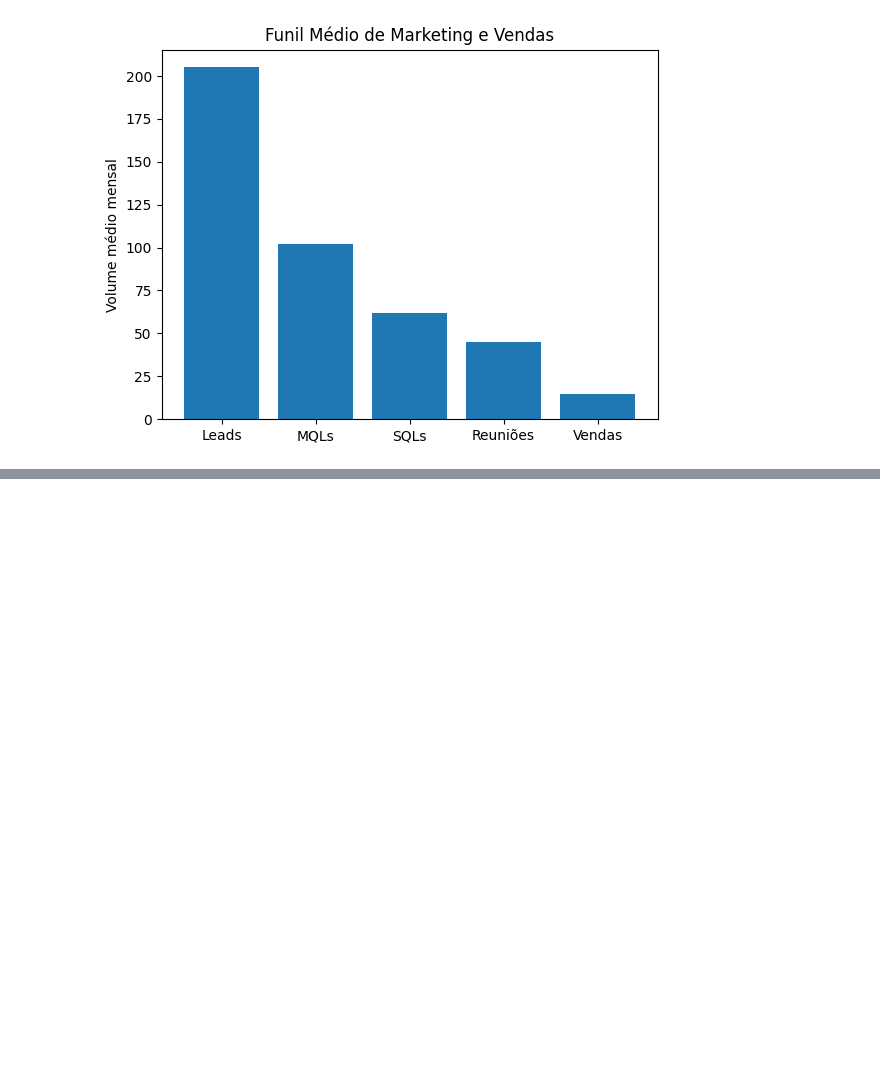
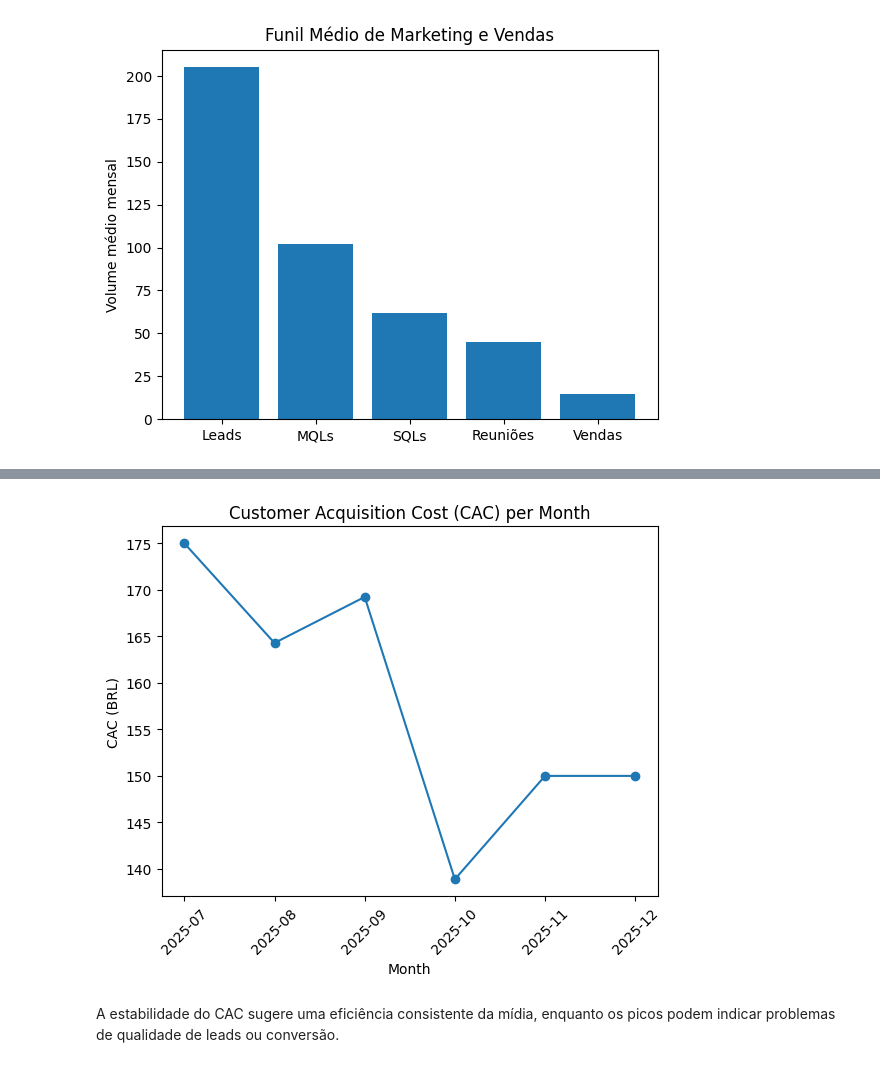
Before and after one commit to bsmiranda/revops-executive-training-analysis, a Jupyter notebook: notebooks/01_data_exploration.ipynb, the cells around one changed output, grey strips where cells are left out. Saved outputs shown, nothing was run; the diff lists cells and outputs as text; code cells hidden in the pictures; blank space fills up the shorter version.

```diff
--- a/notebooks/01_data_exploration.ipynb
+++ b/notebooks/01_data_exploration.ipynb
@@ -99,0 +165,4 @@ plt.show()
+# %%
+df["cac_brl"] = df["traffic_investment_brl"] / df["deals_closed"]
+
+df[["month", "cac_brl"]]
@@ -99,0 +177,12 @@ plt.show()
+# %%
+plt.figure()
+plt.plot(df["month"], df["cac_brl"], marker="o")
+plt.title("Customer Acquisition Cost (CAC) per Month")
+plt.xlabel("Month")
+plt.ylabel("CAC (BRL)")
+plt.xticks(rotation=45)
+plt.show()
+# %% [output]
+[figure, added]
+# %% [markdown]
+A estabilidade do CAC sugere uma eficiência consistente da mídia, enquanto os picos podem indicar problemas de qualidade de leads ou conversão.
```
Also changed, not shown: parts of 13 cells of this notebook, 1 other file.
